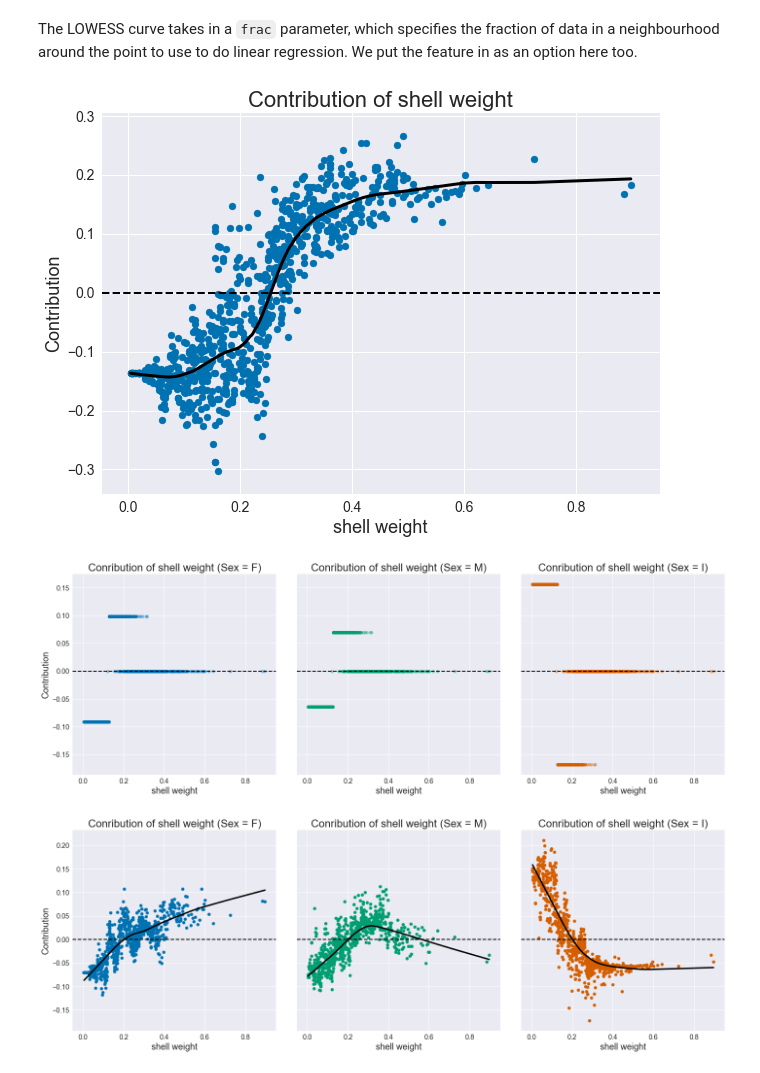
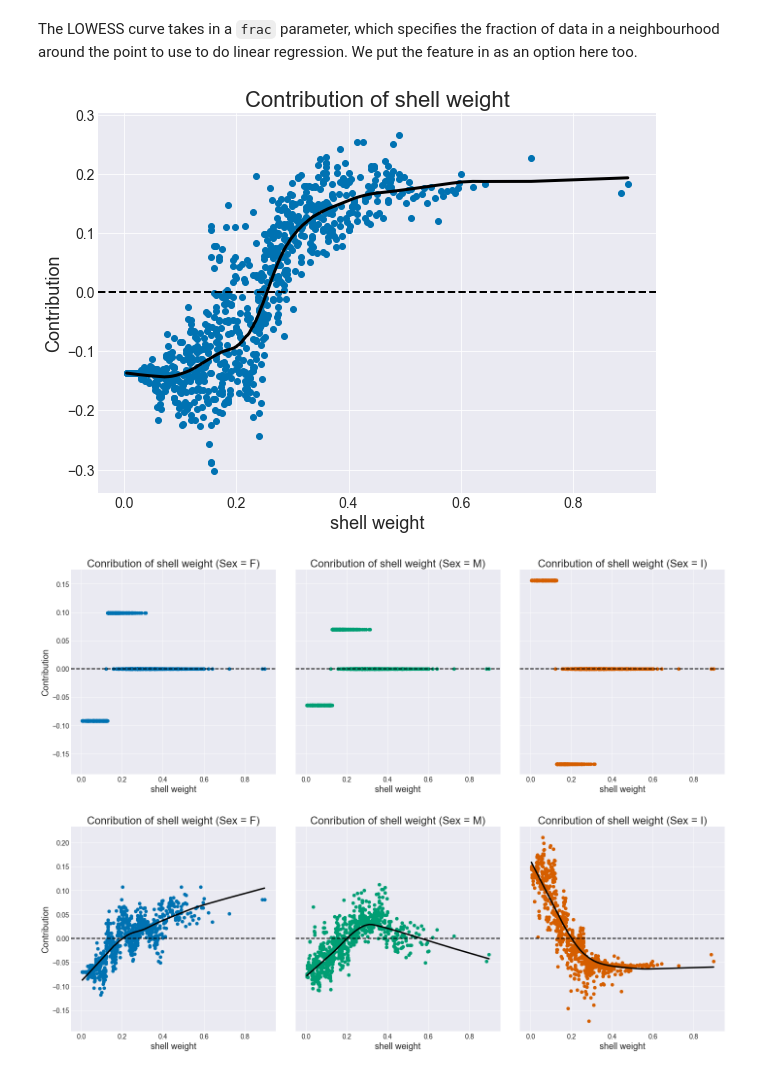
Before and after one commit to gregtam/interpreting-decision-trees-and-random-forests, a Jupyter notebook: Explaining Decision Trees and Random Forests.ipynb, the cells around one changed output. Cells and saved outputs as stored; diff of their text form; code cells hidden in the pictures.

```diff
--- a/Explaining Decision Trees and Random Forests.ipynb
+++ b/Explaining Decision Trees and Random Forests.ipynb
@@ -39,6 +39,7 @@ plt.rcParams['ytick.labelsize'] = 14
 plt.rcParams['legend.fontsize'] = 16
 
 # Set seaborn colours
+sns.set_style('darkgrid')
 sns.set_palette('colorblind')
 blue, green, red, purple, yellow, cyan = sns.color_palette('colorblind')
 # %% [markdown]
@@ -348,23 +314,22 @@ The LOWESS curve takes in a `frac` parameter, which specifies the fraction of da
 plot_single_feat_contrib('shell weight', rf_bin_clf_contrib, X_test,
                          class_index=1, add_smooth=True, frac=0.3)
 # %% [output]
-[figure, old version]
+[figure, new version]
 # %%
 colours = [blue, green, red]
-class_names = ['F', 'M', 'I']
-class_names = ['Sex = {}'.format(s) for s in class_names]
+class_names = ['Sex = {}'.format(s) for s in ('F', 'M', 'I')]
 # %%
 fig, ax = plt.subplots(1, 3, sharey=True)
 fig.set_figwidth(20)
 
 for i in xrange(3):
     plot_single_feat_contrib('shell weight', dt_multi_clf_contrib, X_test,
                              class_index=i, class_name=class_names[i],
-                             c=colours[i], alpha=0.4, ax=ax[i])
+                             c=colours[i], ax=ax[i])
 
 plt.tight_layout()
 # %% [output]
-[figure, old version]
+[figure, new version]
 # %%
 fig, ax = plt.subplots(1, 3, sharey=True)
 fig.set_figwidth(20)
```
Also changed, not shown: parts of 20 cells of this notebook, 2 other files.
